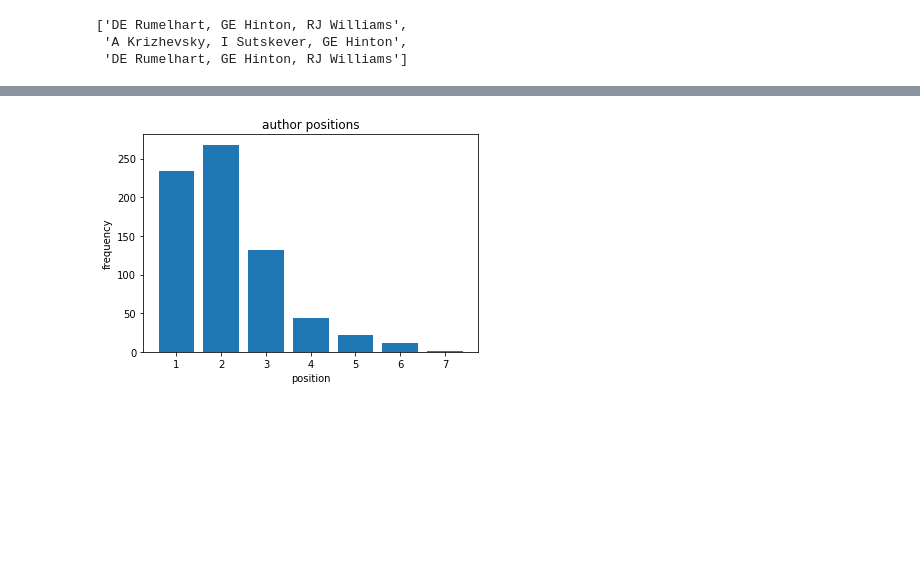
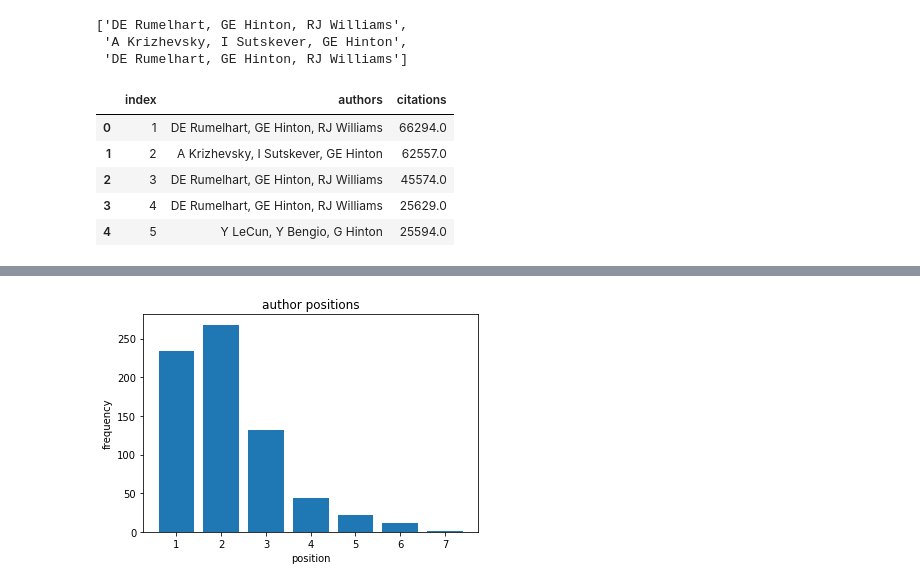
Before and after one commit to owenburton/scholar-stats, a Jupyter notebook: notebooks/scrape-author-positions.ipynb, the cells around one changed output, grey strips where cells are left out. Drawn from its saved outputs; the diff is of its cells as text; code cells hidden in the pictures; blank space fills up the shorter version.

Commit message:
got h-index

```diff
--- a/notebooks/scrape-author-positions.ipynb
+++ b/notebooks/scrape-author-positions.ipynb
@@ -90,3 +90,16 @@ authors[:3]
 ['DE Rumelhart, GE Hinton, RJ Williams',
  'A Krizhevsky, I Sutskever, GE Hinton',
  'DE Rumelhart, GE Hinton, RJ Williams']
+# %%
+hindex_df = pd.DataFrame(list(zip(authors, citations_lis)), columns =['authors', 'citations'])
+hindex_df.sort_values('citations')
+hindex_df.index += 1
+hindex_df = hindex_df.reset_index()
+hindex_df.head()
+# %% [output]
+|  | index | authors | citations |
+| 0 | 1 | DE Rumelhart, GE Hinton, RJ Williams | 66294.0 |
+| 1 | 2 | A Krizhevsky, I Sutskever, GE Hinton | 62557.0 |
+| 2 | 3 | DE Rumelhart, GE Hinton, RJ Williams | 45574.0 |
+| 3 | 4 | DE Rumelhart, GE Hinton, RJ Williams | 25629.0 |
+| 4 | 5 | Y LeCun, Y Bengio, G Hinton | 25594.0 |
```
Also changed, not shown: parts of 9 cells of this notebook.
